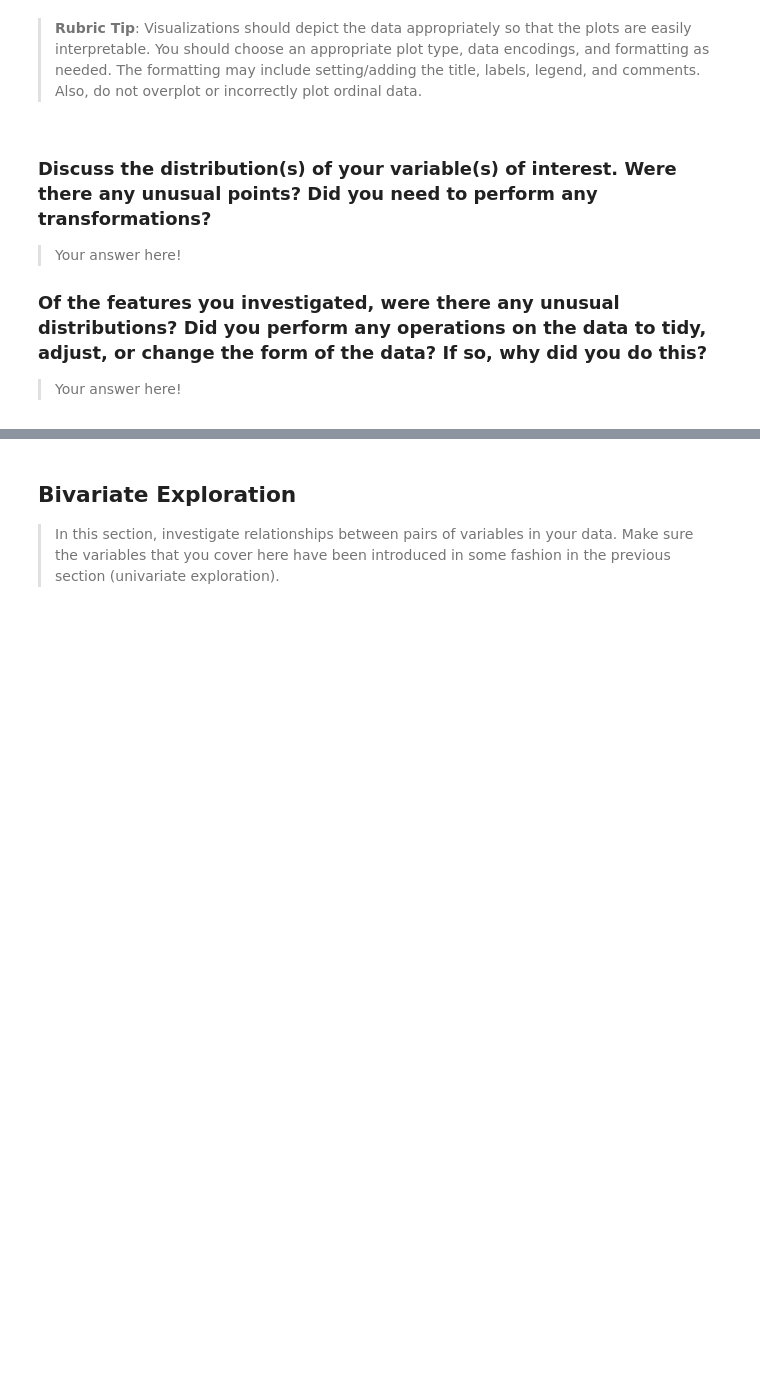
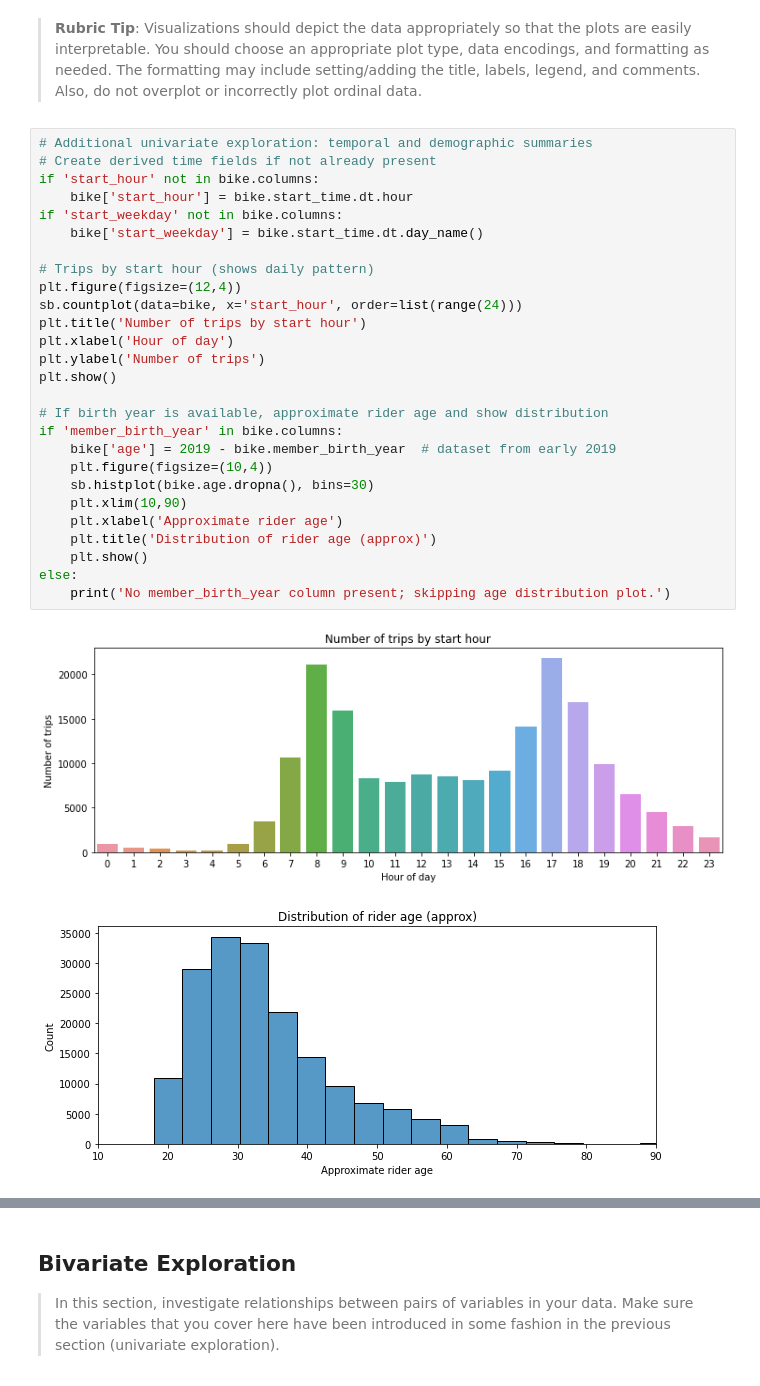
Before and after one commit to 86burke/DAND_Ford_GoBike_System, a Jupyter notebook: Part_I_exploration_template.ipynb, the cells around one changed output, grey strips where cells are left out. Drawn from its saved outputs; the diff is of its cells as text; blank space fills up the shorter version.

```diff
--- a/Part_I_exploration_template.ipynb
+++ b/Part_I_exploration_template.ipynb
@@ -112,11 +193,33 @@ and prepare yourself to look at relationships between variables.
 
 
 >**Rubric Tip**: Visualizations should depict the data appropriately so that the plots are easily interpretable. You should choose an appropriate plot type, data encodings, and formatting as needed. The formatting may include setting/adding the title, labels, legend, and comments. Also, do not overplot or incorrectly plot ordinal data.
-# %% [markdown]
-### Discuss the distribution(s) of your variable(s) of interest. Were there any unusual points? Did you need to perform any transformations?
-
-> Your answer here!
-
-### Of the features you investigated, were there any unusual distributions? Did you perform any operations on the data to tidy, adjust, or change the form of the data? If so, why did you do this?
-
-> Your answer here!
+# %%
+# Additional univariate exploration: temporal and demographic summaries
+# Create derived time fields if not already present
+if 'start_hour' not in bike.columns:
+    bike['start_hour'] = bike.start_time.dt.hour
+if 'start_weekday' not in bike.columns:
+    bike['start_weekday'] = bike.start_time.dt.day_name()
+
+# Trips by start hour (shows daily pattern)
+plt.figure(figsize=(12,4))
+sb.countplot(data=bike, x='start_hour', order=list(range(24)))
+plt.title('Number of trips by start hour')
+plt.xlabel('Hour of day')
+plt.ylabel('Number of trips')
+plt.show()
+
+# If birth year is available, approximate rider age and show distribution
+if 'member_birth_year' in bike.columns:
+    bike['age'] = 2019 - bike.member_birth_year  # dataset from early 2019
+    plt.figure(figsize=(10,4))
+    sb.histplot(bike.age.dropna(), bins=30)
+    plt.xlim(10,90)
+    plt.xlabel('Approximate rider age')
+    plt.title('Distribution of rider age (approx)')
+    plt.show()
+else:
+    print('No member_birth_year column present; skipping age distribution plot.')
+# %% [output]
+[figure, added]
+[figure, added]
```
Also changed, not shown: parts of 18 cells of this notebook, 1 other file.
